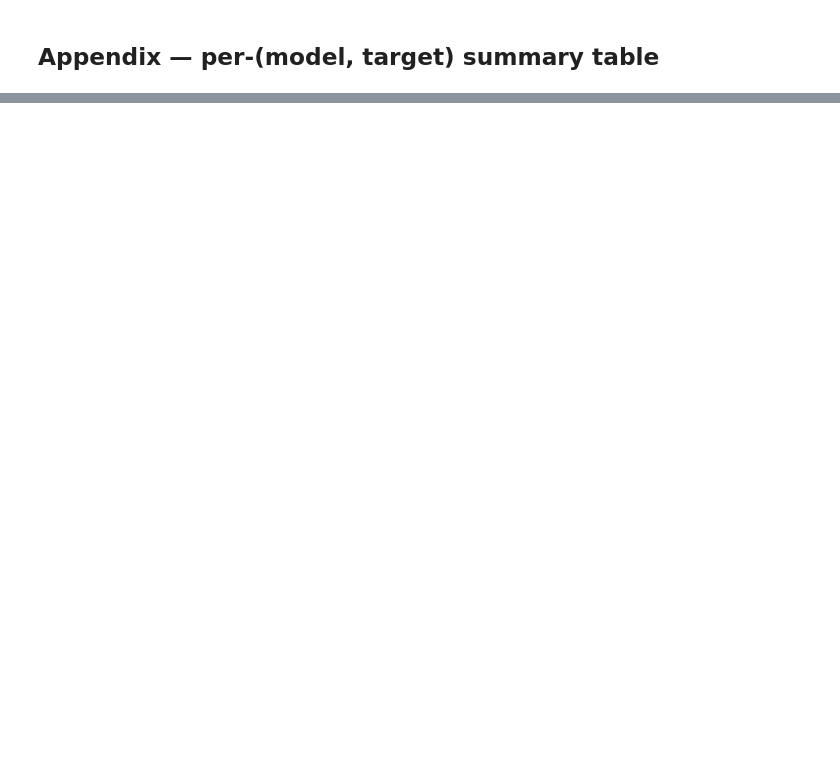
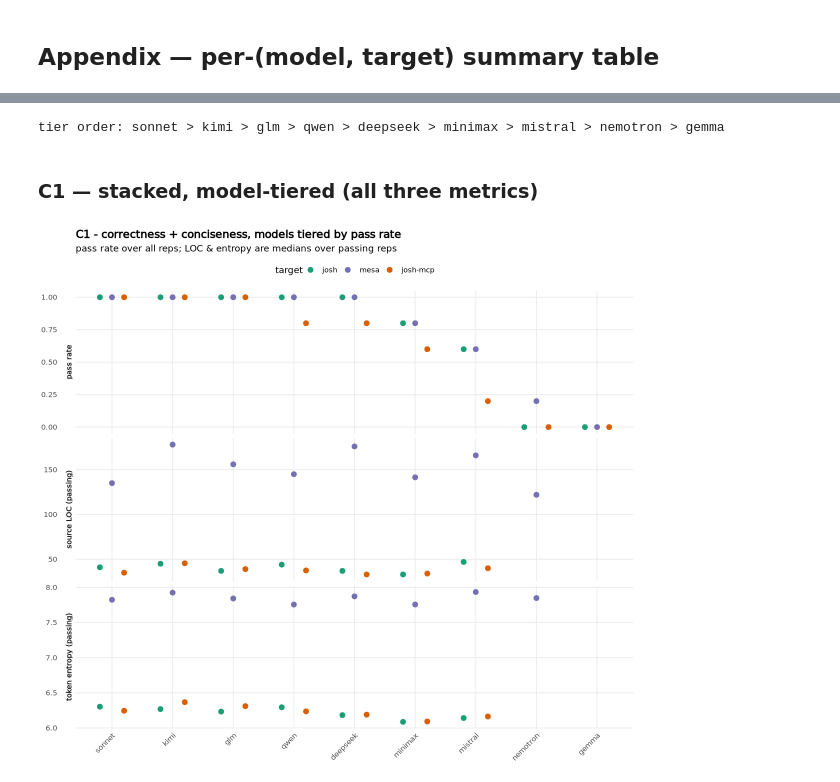
Before and after one commit to SchmidtDSE/josh-llm-experiment, a Jupyter notebook: analysis/headline_r.ipynb, the cells around one changed output, grey strips where cells are left out. Cells and saved outputs as stored; diff of their text form; code cells hidden in the pictures; blank space fills up the shorter version.

```diff
--- a/analysis/headline_r.ipynb
+++ b/analysis/headline_r.ipynb
@@ -424,0 +438,61 @@ A tibble: 27 × 7
+# %%
+# --- Composite figure candidates (dev scratch) -------------------------
+# Headline composites that combine correctness + conciseness across the
+# three targets, using the requested Dark2 scheme. Reuses `df` above.
+suppressPackageStartupMessages({ library(patchwork); library(ggrepel) })
+
+COMPOSITE_COLORS <- c("josh" = "#1b9e77", "josh-mcp" = "#d95f02", "mesa" = "#7570b3")
+TARGET_LEVELS_C  <- c("josh", "mesa", "josh-mcp")
+
+# full-pass flag; re-level targets for the Dark2 legend order.
+dfc <- df %>%
+  # Match Panel A: exclude no_scorer rows from the pass-rate denominator.
+  filter(engagement_status != "no_scorer") %>%
+  mutate(pass   = substantive_conformance & did_run,
+         target = factor(as.character(target), levels = TARGET_LEVELS_C))
+
+# Tier ordering: models by overall pass rate (descending).
+ord_c <- dfc %>% group_by(model) %>% summarise(p = mean(pass), .groups = "drop") %>%
+  arrange(desc(p)) %>% pull(model)
+dfc <- dfc %>% mutate(model = factor(as.character(model), levels = ord_c))
+
+# Correctness: bare proportion (no CI — not a statistical claim).
+pr <- dfc %>% group_by(model, target, .drop = FALSE) %>%
+  summarise(k = sum(pass), n = n(),
+            phat = ifelse(n() > 0, sum(pass) / n(), NA_real_), .groups = "drop")
+
+# Conciseness: passing reps only, medians.
+cc <- dfc %>% filter(pass) %>% group_by(model, target, .drop = FALSE) %>%
+  summarise(npass = n(), loc = median(src_loc), ent = median(entropy_bits),
+            .groups = "drop") %>% filter(npass > 0)
+
+base_c <- theme_minimal(base_size = 11) +
+  theme(axis.text.x = element_text(angle = 45, hjust = 1),
+        panel.grid.minor = element_blank(), strip.text = element_text(face = "bold"),
+        legend.position = "top", plot.title = element_text(face = "bold"))
+col_t <- scale_colour_manual(values = COMPOSITE_COLORS, name = "target")
+fil_t <- scale_fill_manual(values = COMPOSITE_COLORS, name = "target")
+dodge <- position_dodge(width = 0.6)
+cat("tier order:", paste(ord_c, collapse = " > "), "\n")
+# %% [output]
+tier order: sonnet > kimi > glm > qwen > deepseek > minimax > mistral > nemotron > gemma
+# %% [markdown]
+### C1 — stacked, model-tiered (all three metrics)
+# %%
+options(repr.plot.width = 10, repr.plot.height = 9)
+d1 <- bind_rows(
+  transmute(pr, model, target, metric = "pass rate", value = phat),
+  transmute(cc, model, target, metric = "source LOC (passing)", value = loc),
+  transmute(cc, model, target, metric = "token entropy (passing)", value = ent)
+) %>% mutate(metric = factor(metric, levels = c("pass rate", "source LOC (passing)",
+                                                "token entropy (passing)")))
+c1 <- ggplot(d1, aes(model, value, colour = target, group = target)) +
+  geom_point(position = dodge, size = 2.6, na.rm = TRUE) +
+  facet_grid(metric ~ ., scales = "free_y", switch = "y") + col_t +
+  labs(title = "C1 - correctness + conciseness, models tiered by pass rate",
+       subtitle = "pass rate over all reps; LOC & entropy are medians over passing reps",
+       x = NULL, y = NULL) + base_c
+c1
+ggsave(file.path(OUT_DIR, "composite_c1.png"), c1, width = 10, height = 9, dpi = 150)
+# %% [output]
+[figure, added]
```
Also changed, not shown: parts of 16 cells of this notebook.
